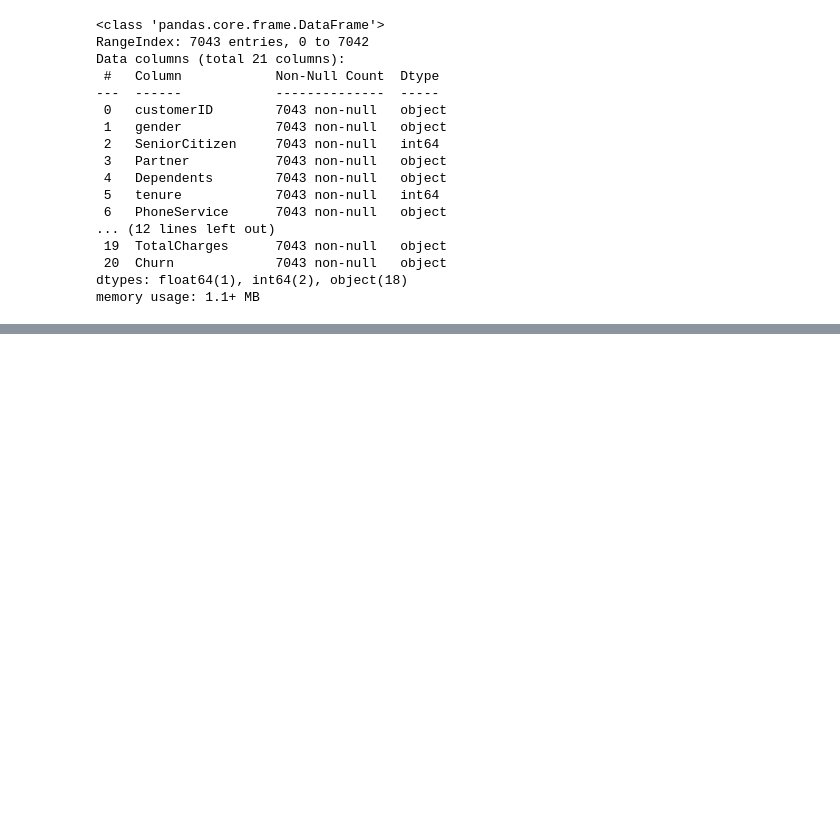
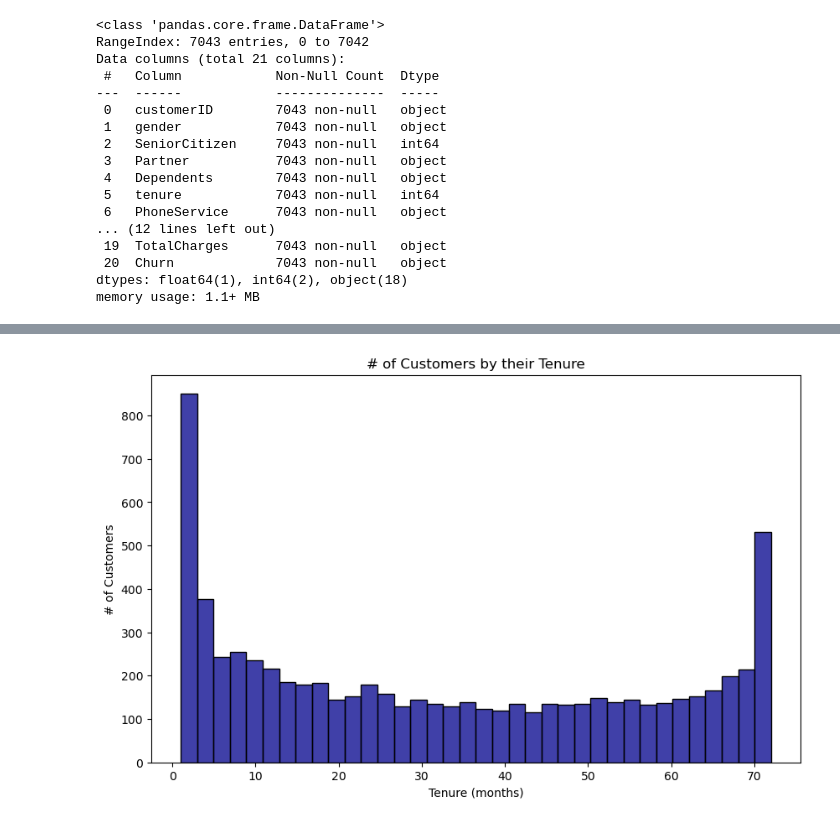
Before and after one commit to Justcolins/TELCO_CUSTOMER_CHURN, a Jupyter notebook: churn.ipynb, the cells around one changed output, grey strips where cells are left out. Cells and saved outputs as stored; diff of their text form; code cells hidden in the pictures; blank space fills up the shorter version.

```diff
--- a/churn.ipynb
+++ b/churn.ipynb
@@ -52,0 +180,16 @@ memory usage: 1.1+ MB
+# %%
+# Create a histogram for 'tenure'
+plt.figure(figsize=(10, 6))
+
+# Plot histogram
+sns.histplot(df['tenure'], bins=int(180/5), color='darkblue', edgecolor='black')
+
+# Set the title and labels
+plt.title('# of Customers by their Tenure')
+plt.xlabel('Tenure (months)')
+plt.ylabel('# of Customers')
+
+# Show the plot
+plt.show()
+# %% [output]
+[figure, added]
```
Also changed, not shown: parts of 17 cells of this notebook.
